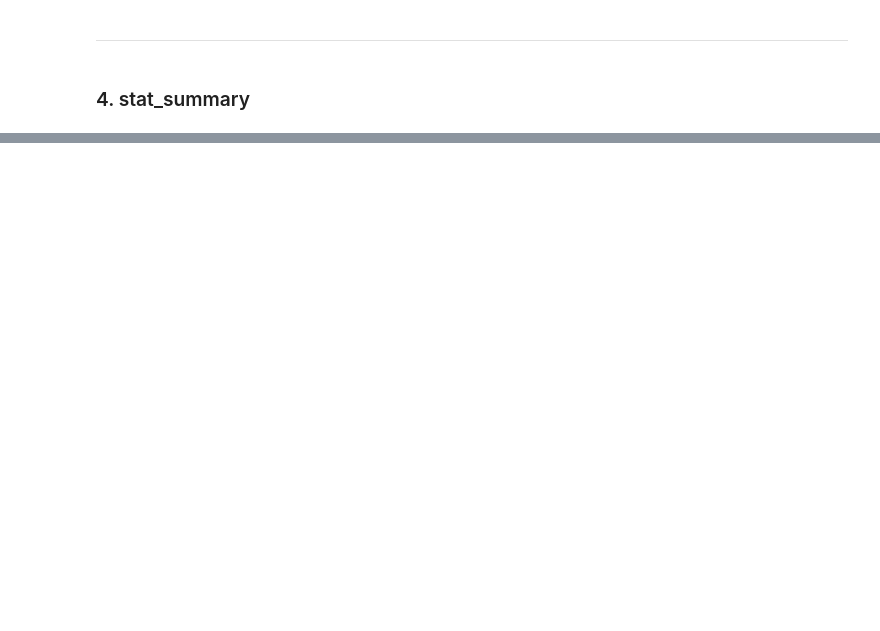
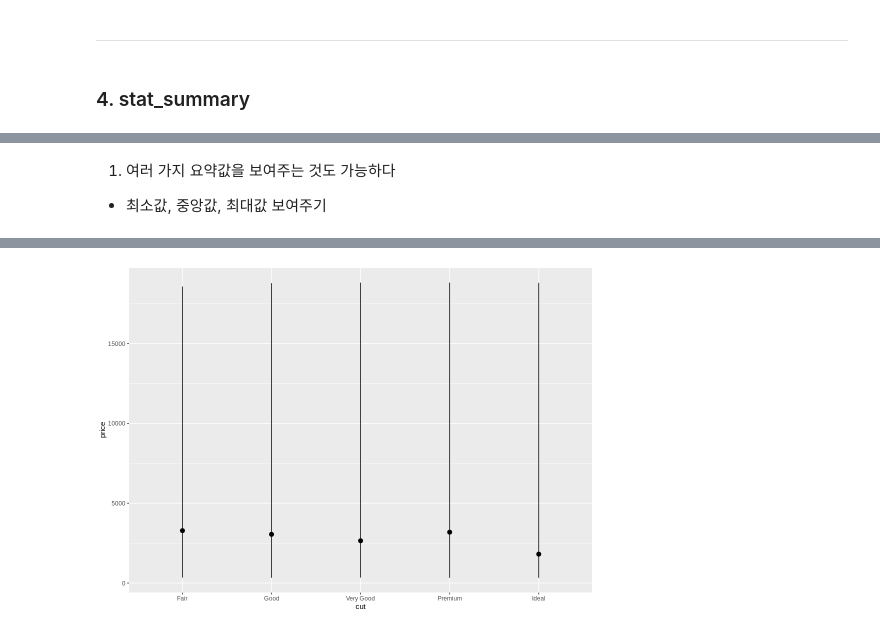
Before and after one commit to kimha02/ham, a Jupyter notebook: _notebooks/2021-08-30-R-1.ipynb, the cells around one changed output, grey strips where cells are left out. Drawn from its saved outputs; the diff is of its cells as text; code cells hidden in the pictures; blank space fills up the shorter version.

```diff
--- a/_notebooks/2021-08-30-R-1.ipynb
+++ b/_notebooks/2021-08-30-R-1.ipynb
@@ -224,0 +240,7 @@ geom_bar(mapping = aes(x = cut, y=..prop.., fill=color))         #좀 이상하
+# %% [markdown]
+1. 여러 가지 요약값을 보여주는 것도 가능하다
+- 최소값, 중앙값, 최대값 보여주기
+# %%
+ggplot(dia) +
+  stat_summary(aes(x=cut, y=price) ,fun.ymin=min, fun.ymax=max, fun.y=median)
+# %% [output]
@@ -224,0 +253 @@ geom_bar(mapping = aes(x = cut, y=..prop.., fill=color))         #좀 이상하
+[figure, added]
```
Also changed, not shown: parts of 8 cells of this notebook.
